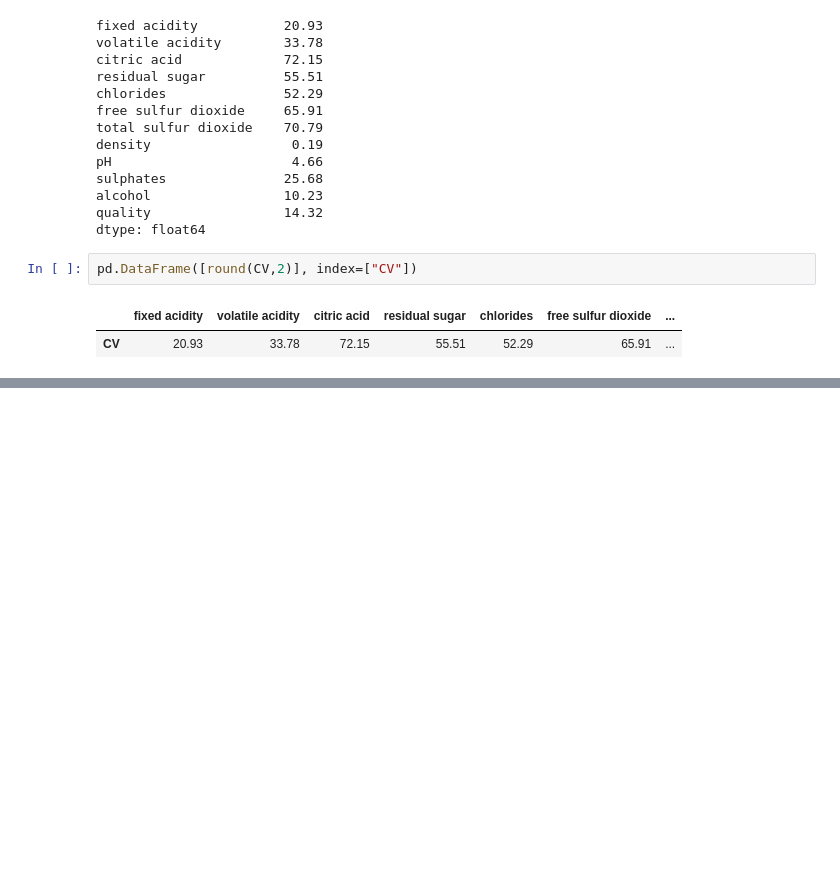
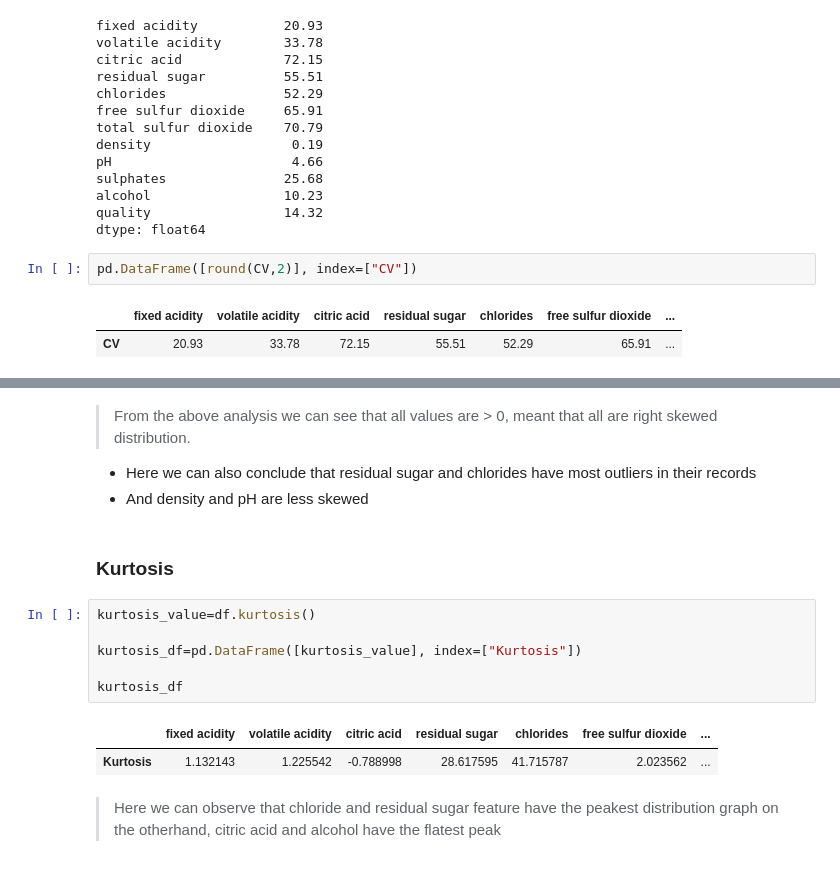
Before and after one commit to sumitkpal62/Red_wine_analysis, a Jupyter notebook: main.ipynb, the cells around one changed output, grey strips where cells are left out. Saved outputs shown, nothing was run; the diff lists cells and outputs as text; blank space fills up the shorter version.

```diff
--- a/main.ipynb
+++ b/main.ipynb
@@ -458,0 +465,18 @@ pd.DataFrame([round(CV,2)], index=["CV"])
+# %% [markdown]
+> From the above analysis we can see that all values are > 0, meant that all are right skewed distribution.
+
+* Here we can also conclude that residual sugar and chlorides have most outliers in their records
+* And density and pH are less skewed
+# %% [markdown]
+### Kurtosis
+# %%
+kurtosis_value=df.kurtosis()
+
+kurtosis_df=pd.DataFrame([kurtosis_value], index=["Kurtosis"])
+
+kurtosis_df
+# %% [output]
+|  | fixed acidity | volatile acidity | citric acid | residual sugar | chlorides | free sulfur dioxide | ... |
+| Kurtosis | 1.132143 | 1.225542 | -0.788998 | 28.617595 | 41.715787 | 2.023562 | ... |
+# %% [markdown]
+> Here we can observe that chloride and residual sugar feature have the peakest distribution graph on the otherhand, citric acid and alcohol have the flatest peak
```
Also changed, not shown: parts of 1 cell of this notebook, 1 other file.
